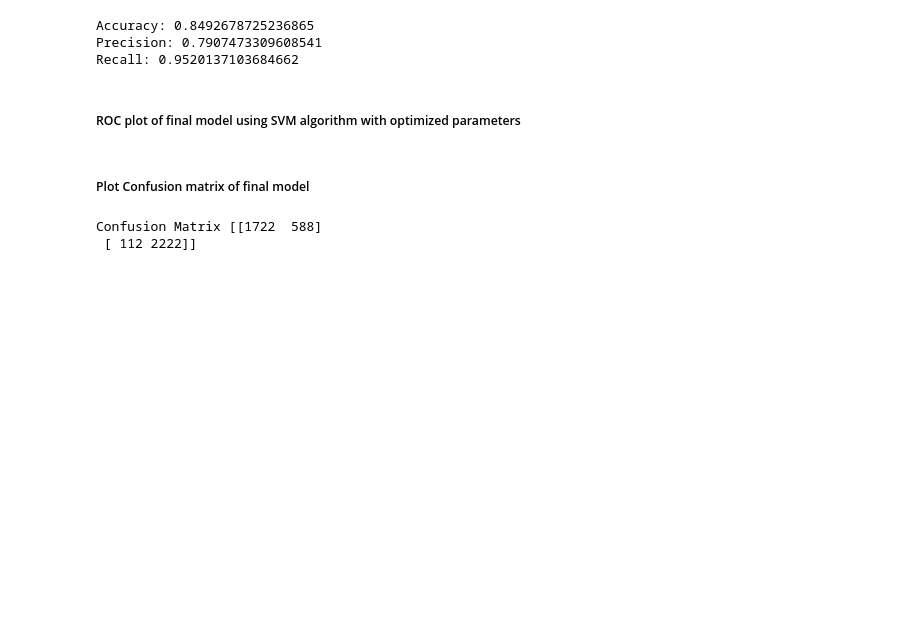
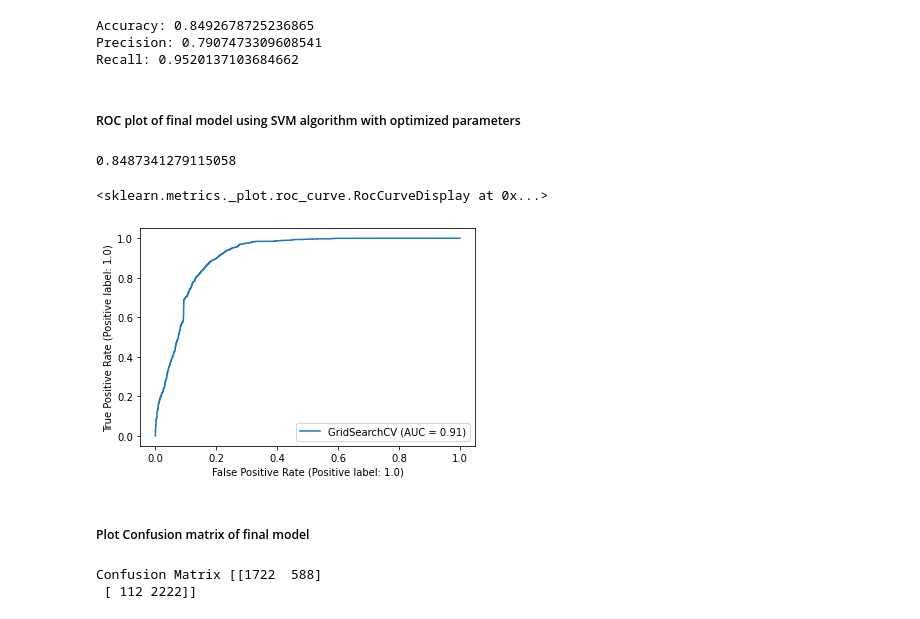
Before and after one commit to Jut257/CYB-362, a Jupyter notebook: phaseV (1).ipynb, the cells around one changed output. Saved outputs shown, nothing was run; the diff lists cells and outputs as text; code cells hidden in the pictures; blank space fills up the shorter version.

```diff
--- a/phaseV (1).ipynb
+++ b/phaseV (1).ipynb
@@ -318,6 +317,15 @@ Precision: 0.7907473309608541
 Recall: 0.9520137103684662
 # %% [markdown]
 ##### ROC plot of final model using SVM algorithm with optimized parameters
+# %%
+# ROC plot & AUC score of final model
+auc_score = roc_auc_score(Y,Y_pre)
+print(auc_score)
+plot_roc_curve(clf,X,Y)
+# %% [output]
+0.8487341279115058
+<sklearn.metrics._plot.roc_curve.RocCurveDisplay at 0x...>
+[figure, added]
 # %% [markdown]
 ##### Plot Confusion matrix of final model
 # %%
```
Also changed, not shown: parts of 13 cells of this notebook.
